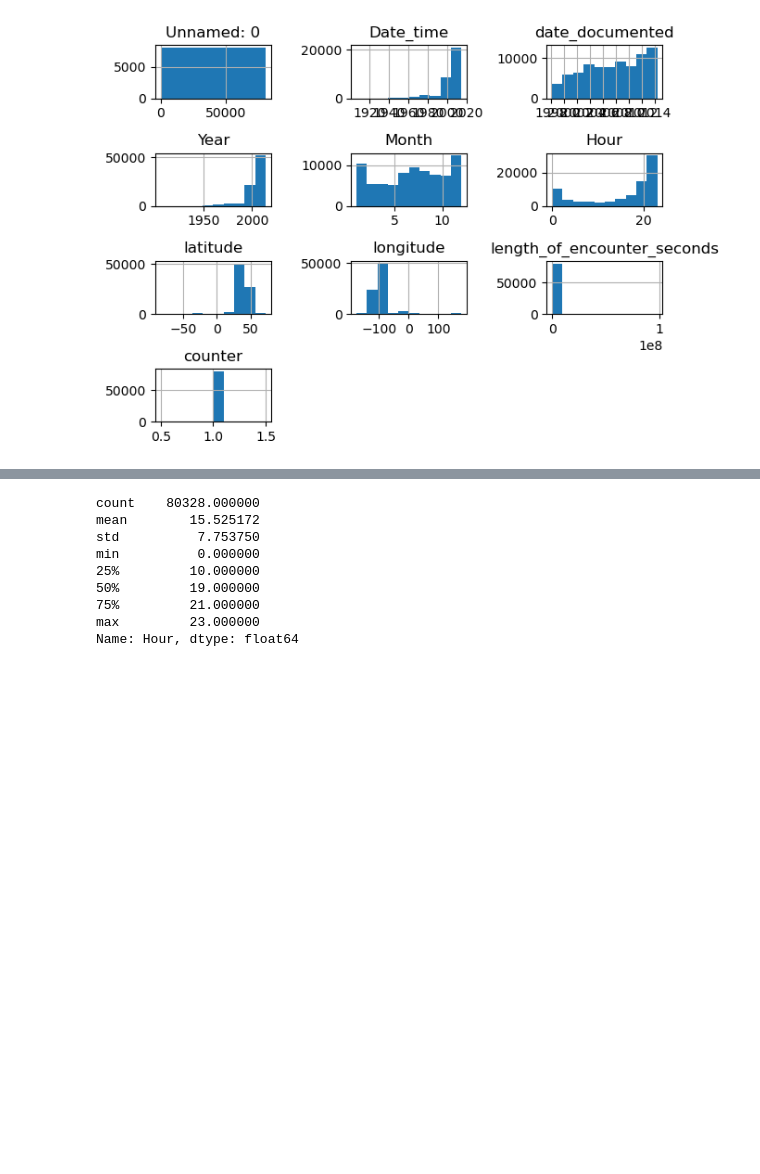
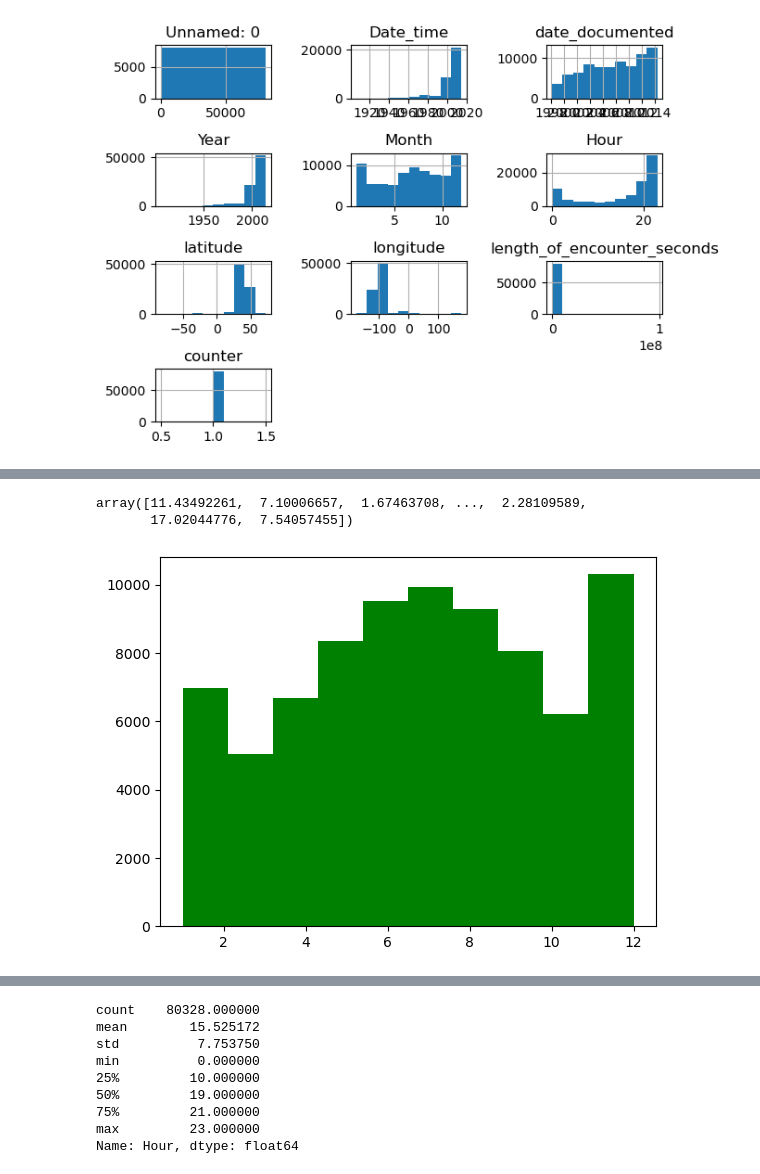
Before and after one commit to noyo0/ProgrammingForDataAnalysis, a Jupyter notebook: Project1/Project1.ipynb, the cells around one changed output, grey strips where cells are left out. Saved outputs shown, nothing was run; the diff lists cells and outputs as text; code cells hidden in the pictures; blank space fills up the shorter version.

```diff
--- a/Project1/Project1.ipynb
+++ b/Project1/Project1.ipynb
@@ -87,0 +88,25 @@ Name: Month, dtype: float64
+# %%
+# model Months with Normal distribution
+
+# Number of samples
+samples = df['Month'].count()
+
+# Generate random samples from a normal distribution
+mu, sigma = df['Month'].mean(), df['Month'].std()
+rng = np.random.normal(mu, sigma, samples)
+
+# Map the random numbers to months
+randMonths = rng.round() #round numbers to get the integer
+randMonths= randMonths.astype(int) #float array to integer array #ref: https://en.moonbooks.org/Articles/How-to-convert-a-float-array-to-an-integer-array-in-python-/
+randMonths= np.abs(randMonths) #get absolute value to remove negatives ref: https://numpy.org/doc/stable/reference/generated/numpy.absolute.html
+randMonths = np.clip(randMonths, 1, 12)  # Clip values to the month range (1, 12) ref: https://www.tutorialspoint.com/clip-limit-the-values-in-a-numpy-array#:~:text=To%20clip%20(limit)%20the%20values,clipped%20to%20the%20interval%20edges.
+
+# Display the generated random months
+randMonths=np.sort(randMonths)
+plt.hist(randMonths,color='g')
+rng
+# cliping is a problem - norm dist is not suitable
+# %% [output]
+array([11.43492261,  7.10006657,  1.67463708, ...,  2.28109589,
+       17.02044776,  7.54057455])
+[figure, added]
```
Also changed, not shown: parts of 5 cells of this notebook.
